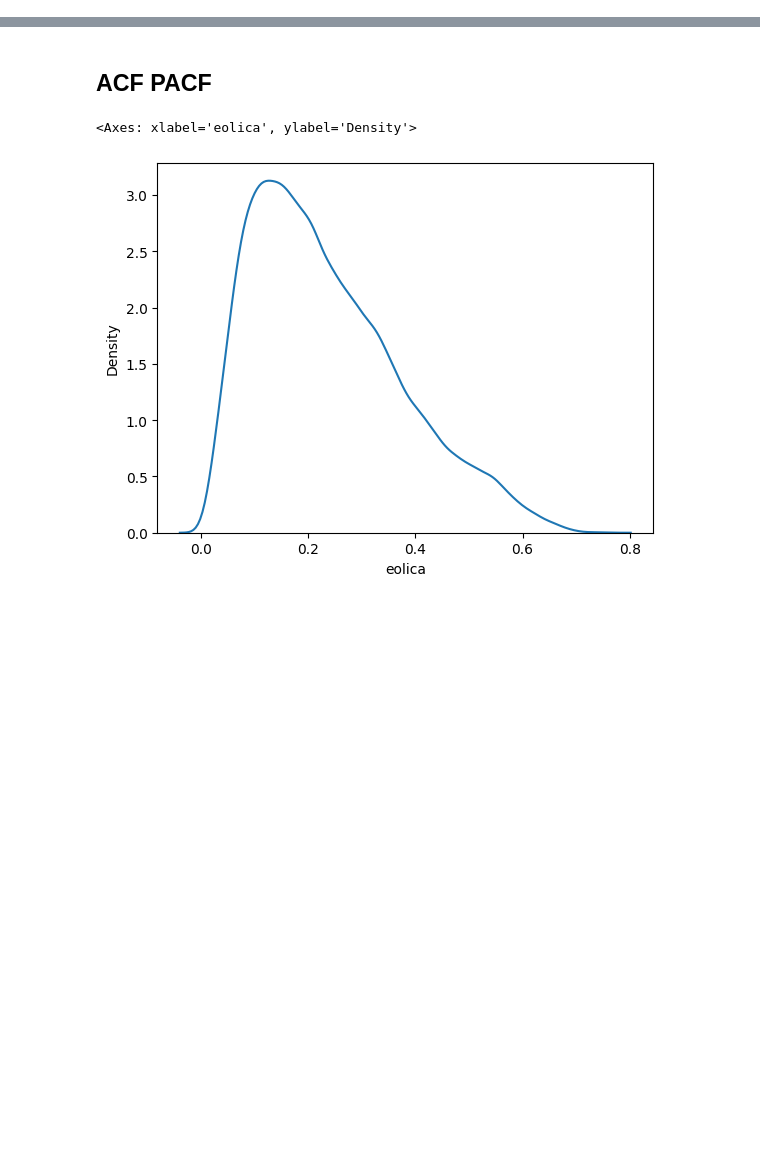
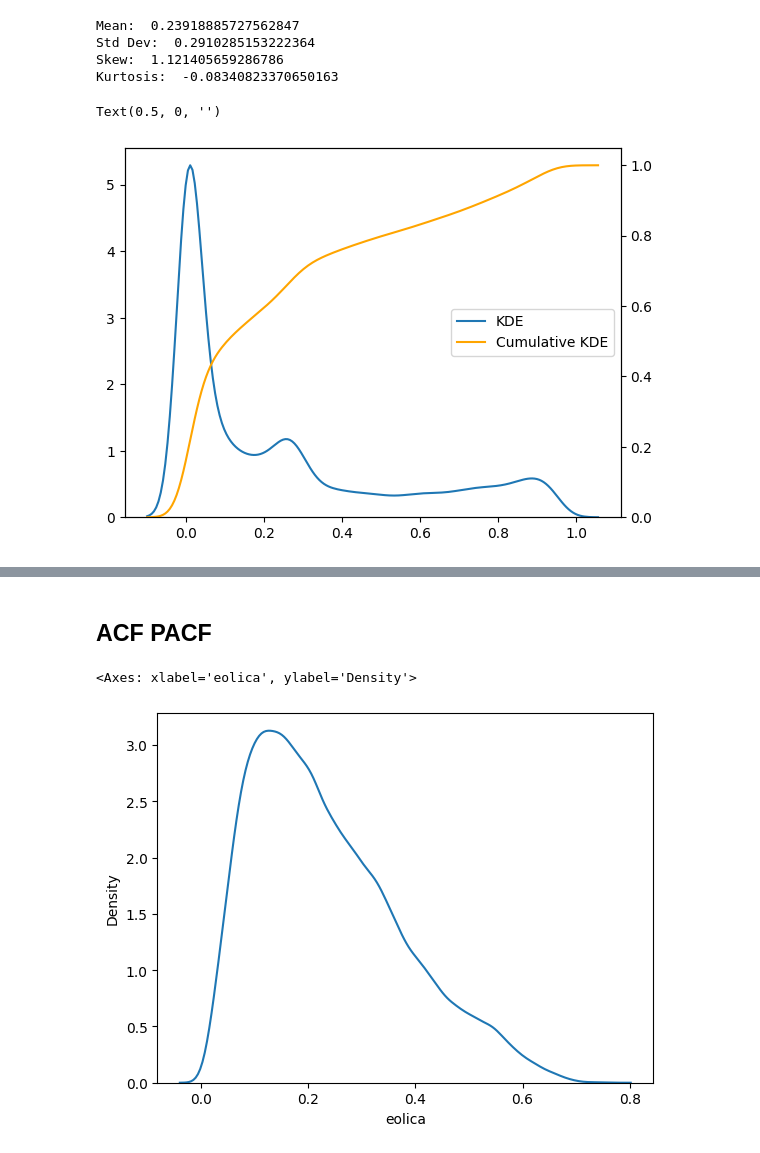
Before and after one commit to fcelya/solar-wind-generation, a Jupyter notebook: data_exploration_acf_pacf.ipynb, the cells around one changed output, grey strips where cells are left out. Saved outputs shown, nothing was run; the diff lists cells and outputs as text; code cells hidden in the pictures; blank space fills up the shorter version.

```diff
--- a/data_exploration_acf_pacf.ipynb
+++ b/data_exploration_acf_pacf.ipynb
@@ -34,0 +76,19 @@ def new_corr_coef(df, x='x', y='y'):
+# %%
+get_moments(df_st)
+fig, ax1 = plt.subplots()
+sns.kdeplot(df_st,ax=ax1,label='KDE')
+sns.lineplot([0],ax=ax1,color='orange',label='Cumulative KDE')
+ax2 = ax1.twinx()
+sns.kdeplot(df_st,ax=ax2,cumulative=True,color='orange',label='Cumulative KDE')
+ax1.legend(loc='center right')
+# ax2.legend(loc='upper right')
+ax1.set_ylabel('')
+ax2.set_ylabel('')
+ax1.set_xlabel('')
+# %% [output]
+Mean:  0.23918885727562847
+Std Dev:  0.2910285153222364
+Skew:  1.121405659286786
+Kurtosis:  -0.08340823370650163
+Text(0.5, 0, '')
+[figure, added]
```
Also changed, not shown: parts of 12 cells of this notebook, 5 other files.
